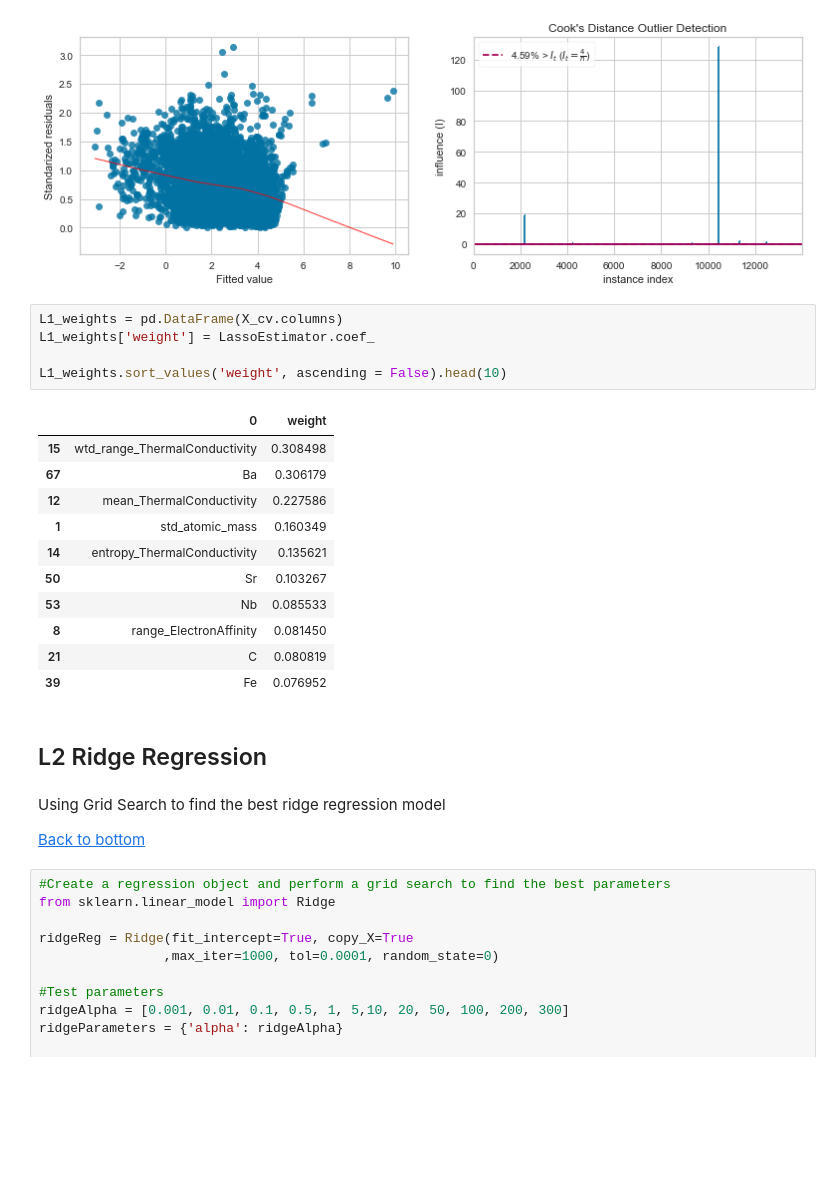
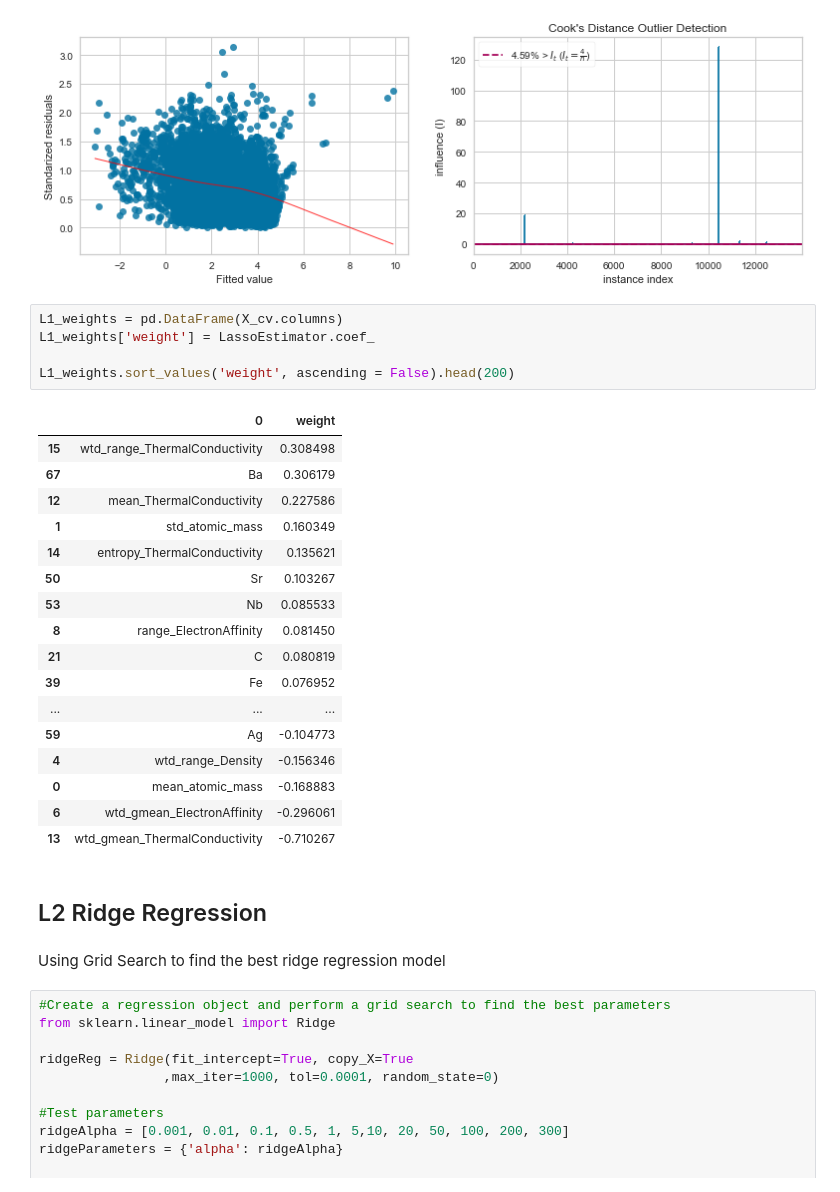
Before and after one commit to rickfontenot/QTW, a Jupyter notebook: Case Study 1/Case1_Rick.ipynb, the cells around one changed output. Drawn from its saved outputs; the diff is of its cells as text; blank space fills up the shorter version.

```diff
--- a/Case Study 1/Case1_Rick.ipynb
+++ b/Case Study 1/Case1_Rick.ipynb
@@ -1330,26 +1346,30 @@ Prediction Error, Residual and Cook's D Plots
 # %%
 L1_weights = pd.DataFrame(X_cv.columns)
 L1_weights['weight'] = LassoEstimator.coef_
 
-L1_weights.sort_values('weight', ascending = False).head(10)
+L1_weights.sort_values('weight', ascending = False).head(200)
 # %% [output]
 |  | 0 | weight |
 | 15 | wtd_range_ThermalConductivity | 0.308498 |
 | 67 | Ba | 0.306179 |
 | 12 | mean_ThermalConductivity | 0.227586 |
 | 1 | std_atomic_mass | 0.160349 |
 | 14 | entropy_ThermalConductivity | 0.135621 |
 | 50 | Sr | 0.103267 |
 | 53 | Nb | 0.085533 |
 | 8 | range_ElectronAffinity | 0.081450 |
 | 21 | C | 0.080819 |
 | 39 | Fe | 0.076952 |
+| ... | ... | ... |
+| 59 | Ag | -0.104773 |
+| 4 | wtd_range_Density | -0.156346 |
+| 0 | mean_atomic_mass | -0.168883 |
+| 6 | wtd_gmean_ElectronAffinity | -0.296061 |
+| 13 | wtd_gmean_ThermalConductivity | -0.710267 |
 # %% [markdown]
 ## L2 Ridge Regression
 # %% [markdown]
 Using <a id="ridgeGridSearch"></a> Grid Search to find the best ridge regression model
-
-<a href="#bottom">Back to bottom</a>
 # %%
 #Create a regression object and perform a grid search to find the best parameters
 from sklearn.linear_model import Ridge
```
Also changed, not shown: parts of 18 cells of this notebook, 5 other files.
